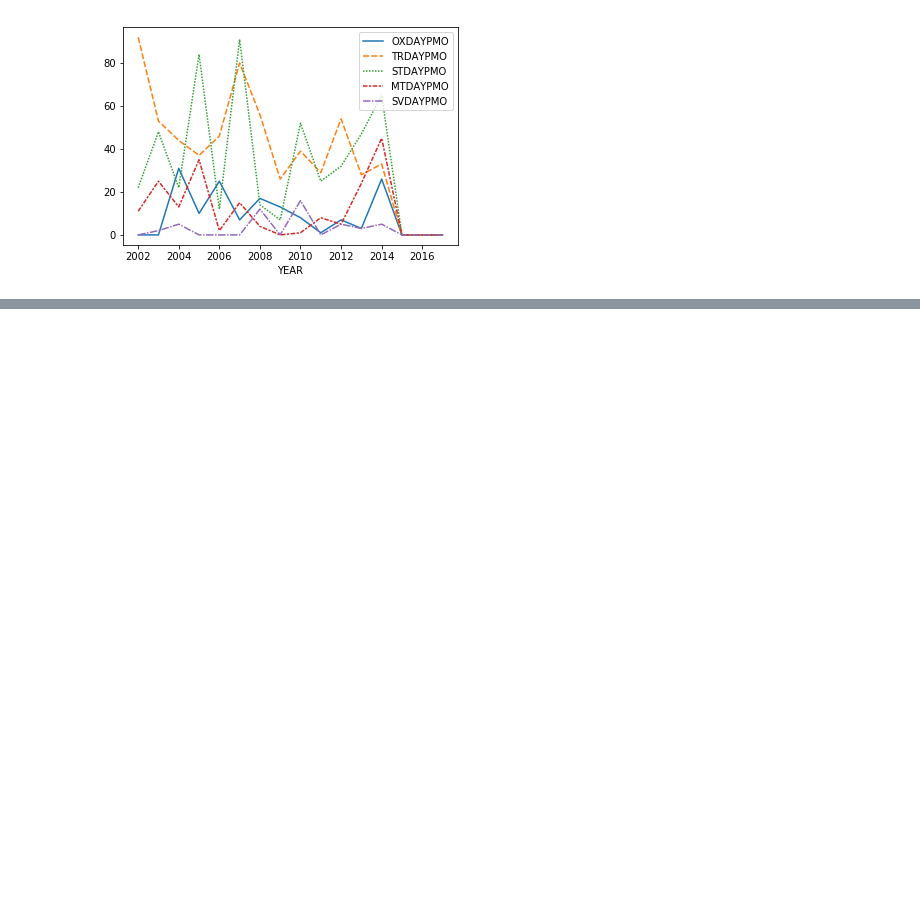
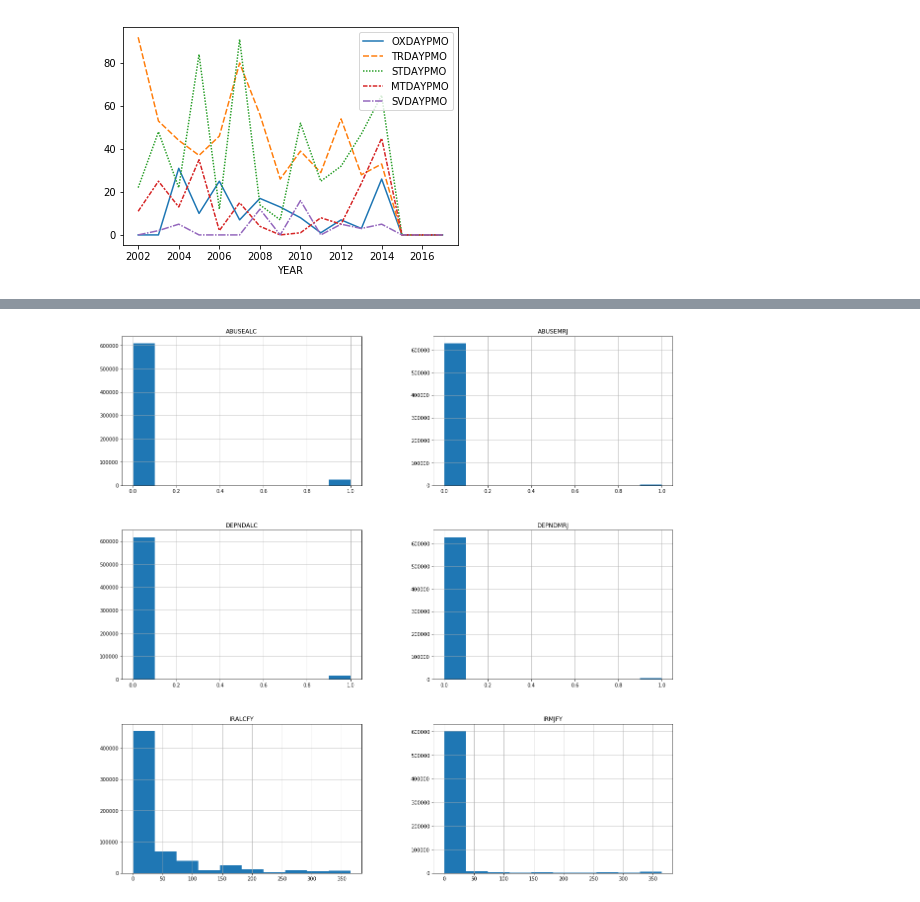
Before and after one commit to displaced-lobster/BDC2019, a Jupyter notebook: NSDUH.ipynb, the cells around one changed output, grey strips where cells are left out. Saved outputs shown, nothing was run; the diff lists cells and outputs as text; code cells hidden in the pictures; blank space fills up the shorter version.

Commit message:
Look at alcohol and marijuana usage and dependency.

```diff
--- a/NSDUH.ipynb
+++ b/NSDUH.ipynb
@@ -286,0 +330,3 @@ plt.show()
+# %%
+df = pd.read_csv('./datasets/nsduh/NSDUH_2002_2017_alc_mrj.csv')
+df.head()
@@ -286,0 +352,4 @@ plt.show()
+# %%
+# Drop users of other illicit drugs besides marijuana
+df = df[df[other_illicit[0]] == 0]
+df.head()
@@ -286,0 +363,4 @@ plt.show()
+# %%
+# Remove other illicit drug user column
+df = df.drop(other_illicit[0], axis=1)
+df.head()
@@ -286,0 +386,5 @@ plt.show()
+# %%
+for column in usage:
+    # Recode did not use to zero
+    df[column][(df[column] == 991) | (df[column] == 993)] = 0
+df.describe()
@@ -286,0 +401,5 @@ plt.show()
+# %%
+df[usage + dependency + abuse].hist(figsize=(20, 20))
+plt.show()
+# %% [output]
+[figure, added]
```
Also changed, not shown: parts of 24 cells of this notebook.
